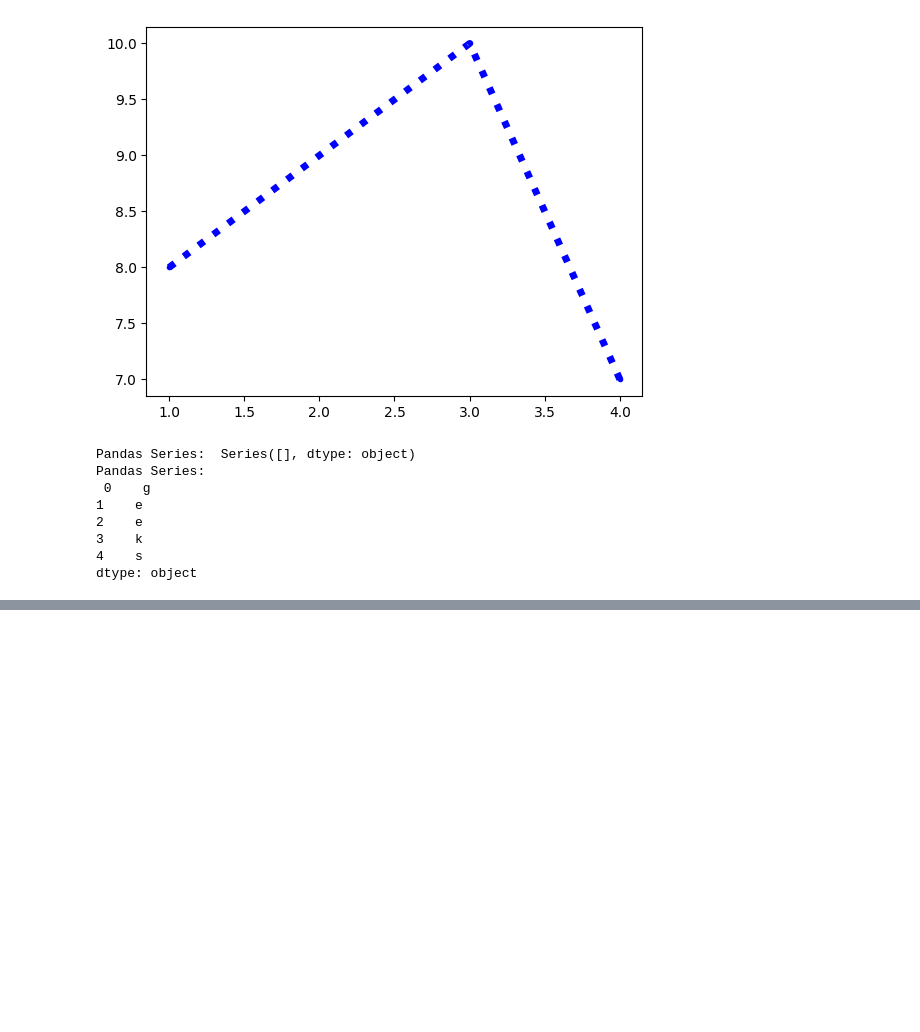
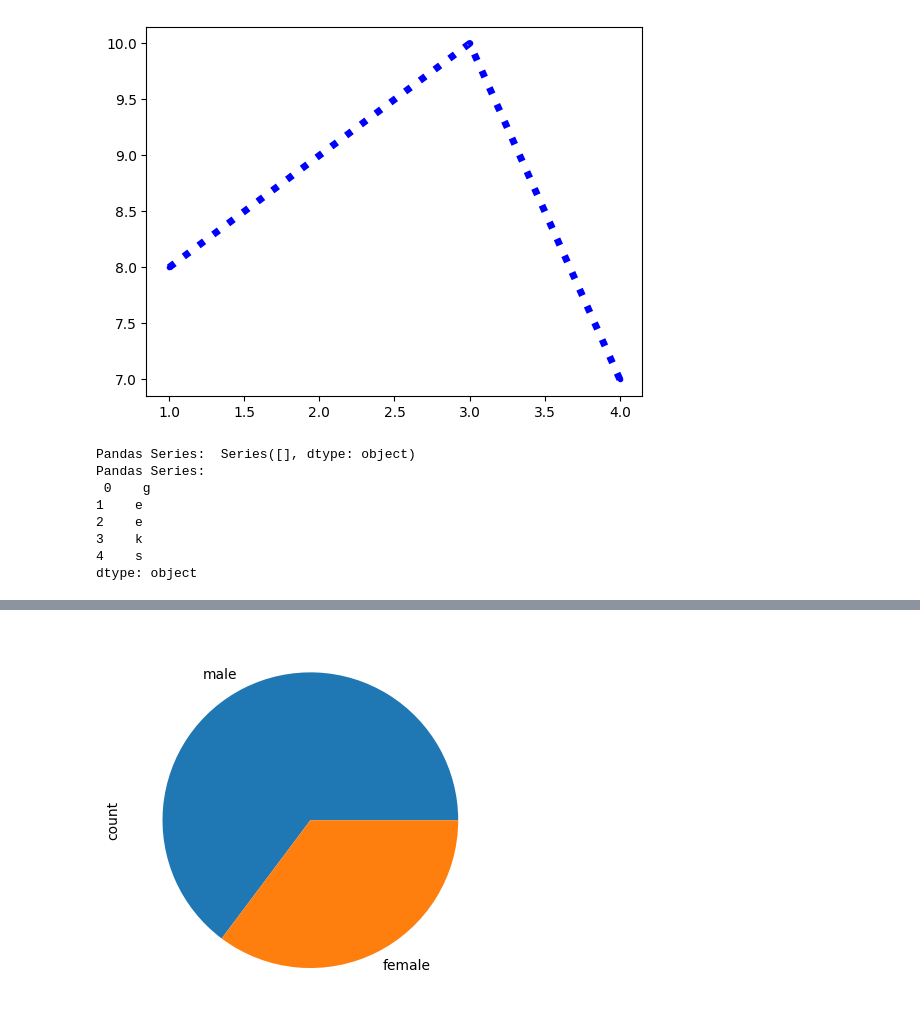
Before and after one commit to MallikarjunPatil24/IT-ignite, a Jupyter notebook: interntraining.ipynb, the cells around one changed output, grey strips where cells are left out. Saved outputs shown, nothing was run; the diff lists cells and outputs as text; code cells hidden in the pictures; blank space fills up the shorter version.

```diff
--- a/interntraining.ipynb
+++ b/interntraining.ipynb
@@ -122 +126,6 @@ ps.isnull().sum()
 dtype: int64
+# %%
+ps['Sex'].value_counts().plot(kind='pie')
+plt.show()
+# %% [output]
+[figure, added]
```
Also changed, not shown: parts of 13 cells of this notebook.
